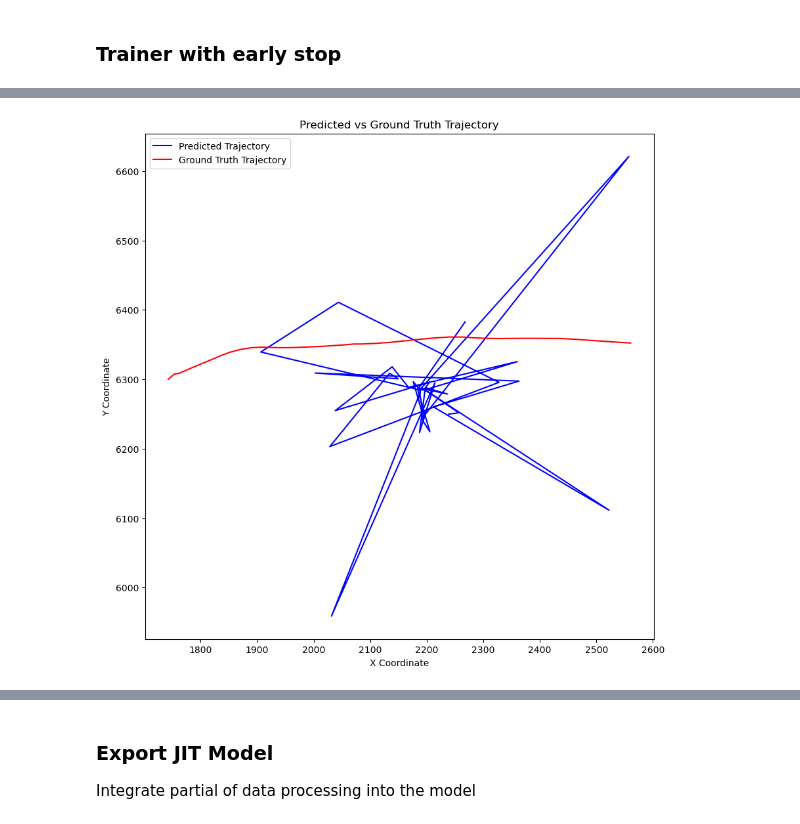
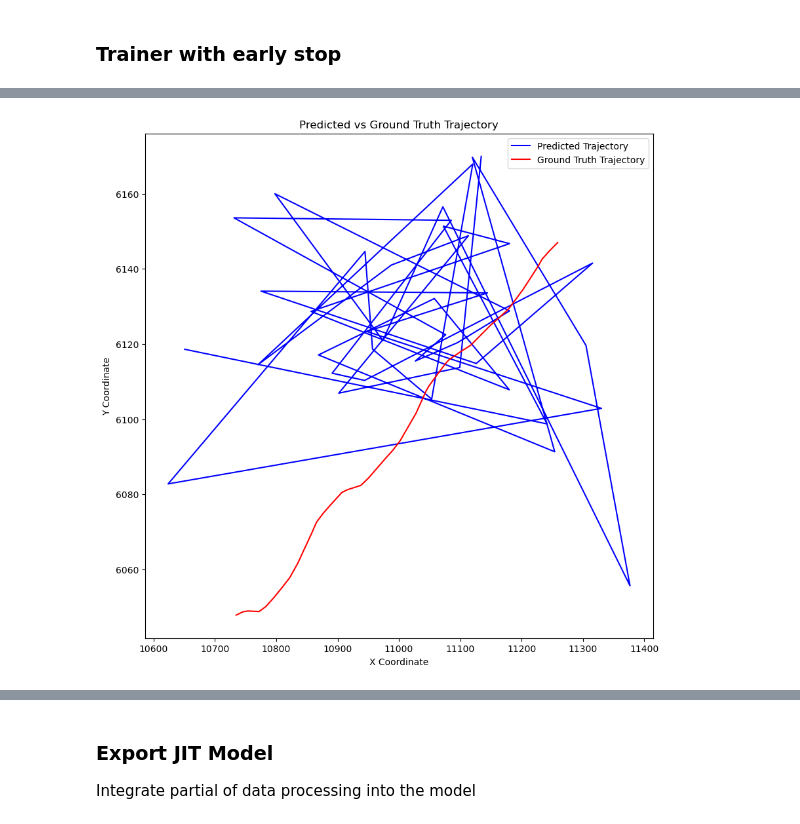
Before and after one commit to priest-yang/Pedestrian-Trajectory-Prediction, a Jupyter notebook: notebook/TFT_Flowmatching.ipynb, the cells around one changed output, grey strips where cells are left out. Saved outputs shown, nothing was run; the diff lists cells and outputs as text; code cells hidden in the pictures.

Commit message:
update flow matching baseline

```diff
--- a/notebook/TFT_Flowmatching.ipynb
+++ b/notebook/TFT_Flowmatching.ipynb
@@ -33,11 +33,11 @@ import torch.utils.data
 # %% [markdown]
 ## Optional: direct load data from Cache
 # %%
-# train = load_dataset('../data/.cache/train.pkl')
-# test = load_dataset('../data/.cache/test.pkl')
-# stats_dict = pickle.load(open('../data/.cache/stats_dict.pkl', 'rb'))
-# feature_dim = stats_dict['feature_dim']
-# features = stats_dict['features']
+train = load_dataset('../data/.cache/train.pkl')
+test = load_dataset('../data/.cache/test.pkl')
+stats_dict = pickle.load(open('../data/.cache/stats_dict.pkl', 'rb'))
+feature_dim = stats_dict['feature_dim']
+features = stats_dict['features']
 
 lookback = 30
 future_steps = 40
@@ -820,18 +651,16 @@ for epoch in range(n_epochs):
 
         optimizer.zero_grad()
 
-        # y_pred, vq_loss, perplexity, flow_loss = model(X_batch, y_batch=y_batch)
+        # y_pred, vq_loss, perplexity = model(X_batch, y_batch=y_batch)
         # loss = loss_fn(y_pred[:, :future_steps, :2], y_batch[:, :future_steps, :2])
-        diff_loss, vq_loss, perplexity, flow_loss = model(X_batch, y_batch[:, :future_steps, :2])
+        diff_loss, vq_loss, perplexity = model(X_batch, y_batch[:, :future_steps, :2])
 
 
         loss_all['diff_loss'].append(diff_loss.item())
         loss_all['vq_loss'].append(vq_loss.item() * 10)
         # add vq_loss
         loss = 10 * vq_loss + diff_loss
-        # add flow_loss
-        loss += lambda_flow * flow_loss
-        loss_all['flow_loss'].append(flow_loss.item())
+
         loss.backward()
         torch.nn.utils.clip_grad_norm_(model.parameters(), max_norm=1.0)
         optimizer.step()
@@ -1085,24 +899,24 @@ plt.show()
 # %%
 # visualize
 
-time_stamp = 18075
+time_stamp = 18179
 import matplotlib.pyplot as plt
 import matplotlib.patches as mpatches
 
 pred = predictions_smooth[time_stamp, :, :].cpu().numpy()
 truth = truths[time_stamp, :, :].cpu().numpy()
 
 fig, ax = plt.subplots(figsize=(10, 10))
 
 ax.plot(pred[:, 0], pred[:, 1], color='blue', label='Predicted Trajectory')
 ax.plot(truth[:, 0], truth[:, 1], color='red', label='Ground Truth Trajectory')
 ax.set_xlabel('X Coordinate')
 ax.set_ylabel('Y Coordinate')
 ax.set_title('Predicted vs Ground Truth Trajectory')
 ax.legend()
 plt.show()
 # %% [output]
-[figure, old version]
+[figure, new version]
 # %%
 exp_results = df.groupby(by=['Second (s)', 'type']).mean().unstack()['RMSE Error (m)']
 exp_results.to_csv(f'../model/{model_name}/{folder_name}/result.csv')
```
Also changed, not shown: parts of 9 cells of this notebook, 1 other file.
